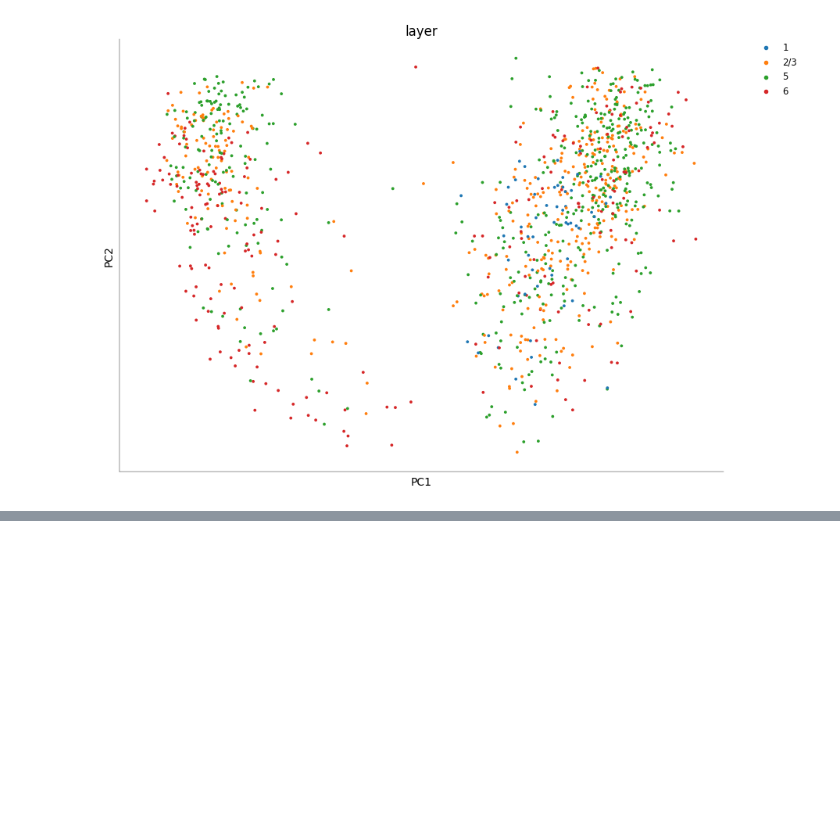
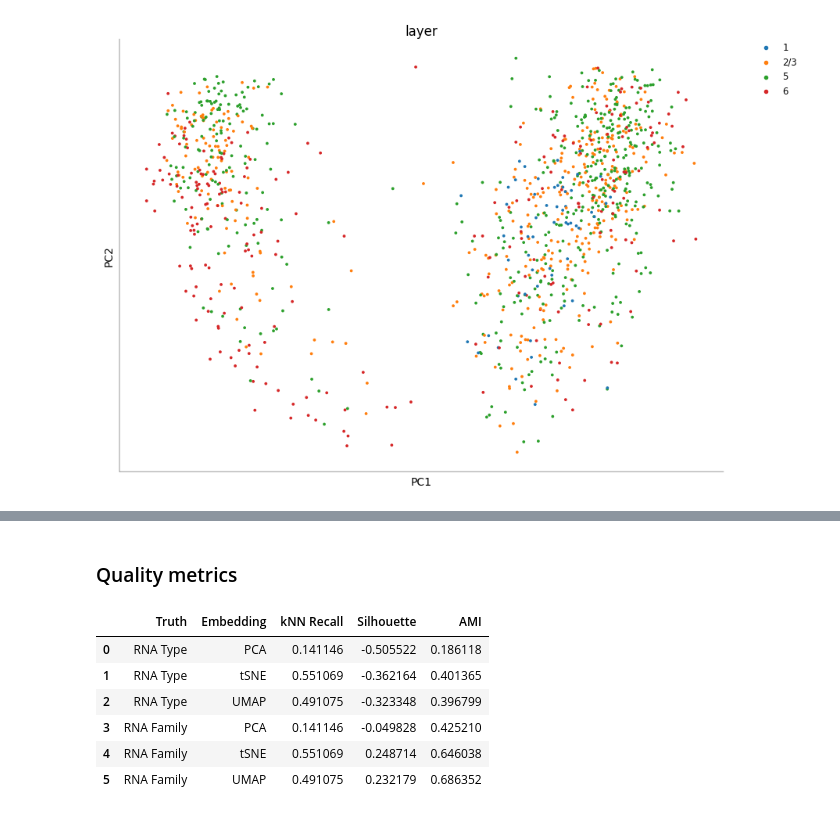
Before and after one commit to JuliusGrote/NDS_2025, a Jupyter notebook: notebooks/practical03.ipynb, the cells around one changed output, grey strips where cells are left out. Saved outputs shown, nothing was run; the diff lists cells and outputs as text; code cells hidden in the pictures; blank space fills up the shorter version.

```diff
--- a/notebooks/practical03.ipynb
+++ b/notebooks/practical03.ipynb
@@ -1189,0 +1244,59 @@ for lb in labels:
+# %% [markdown]
+### Quality metrics
+# %%
+pca2d = adata.obsm["X_pca"][:, :2]  # first two PCs
+tsne2d = adata.obsm["X_tsne"]
+umap2d = adata.obsm["X_umap"]
+
+# ground truth labels
+labels_type = rna_type[keep_cells]
+labels_family = rna_family[keep_cells]
+
+# ground‐truth kNN from high-dim
+hd = adata.obsm["X_pca"]
+k = 15
+nn_hd = NearestNeighbors(n_neighbors=k + 1).fit(hd)
+_, idx_hd = nn_hd.kneighbors(hd)
+neighbors_hd = idx_hd[:, 1:]
+
+
+# kNN preservation (recall)
+def knn_recall(lowd):
+    nn_ld = NearestNeighbors(n_neighbors=k + 1).fit(lowd)
+    _, idx_ld = nn_ld.kneighbors(lowd)
+    nbrs_ld = idx_ld[:, 1:]
+    return np.mean(
+        [
+            len(np.intersect1d(neighbors_hd[i], nbrs_ld[i])) / k
+            for i in range(lowd.shape[0])
+        ]
+    )
+
+
+records = []
+for truth_name, labels in [
+    ("RNA Type", labels_type),
+    ("RNA Family", labels_family),
+]:
+    # ensure integer label codes
+    y = pd.Categorical(labels).codes
+    n_cls = len(np.unique(y))
+    for emb_name, mat in [("PCA", pca2d), ("tSNE", tsne2d), ("UMAP", umap2d)]:
+        rec = knn_recall(mat)
+        sil = silhouette_score(mat, y)
+        km = KMeans(n_clusters=n_cls, random_state=0).fit(mat)
+        ami = adjusted_mutual_info_score(y, km.labels_)
+        records.append((truth_name, emb_name, rec, sil, ami))
+
+df_metrics = pd.DataFrame(
+    records, columns=["Truth", "Embedding", "kNN Recall", "Silhouette", "AMI"]
+)
+display(df_metrics)
+# %% [output]
+|  | Truth | Embedding | kNN Recall | Silhouette | AMI |
+| 0 | RNA Type | PCA | 0.141146 | -0.505522 | 0.186118 |
+| 1 | RNA Type | tSNE | 0.551069 | -0.362164 | 0.401365 |
+| 2 | RNA Type | UMAP | 0.491075 | -0.323348 | 0.396799 |
+| 3 | RNA Family | PCA | 0.141146 | -0.049828 | 0.425210 |
+| 4 | RNA Family | tSNE | 0.551069 | 0.248714 | 0.646038 |
+| 5 | RNA Family | UMAP | 0.491075 | 0.232179 | 0.686352 |
```
Also changed, not shown: parts of 20 cells of this notebook.
